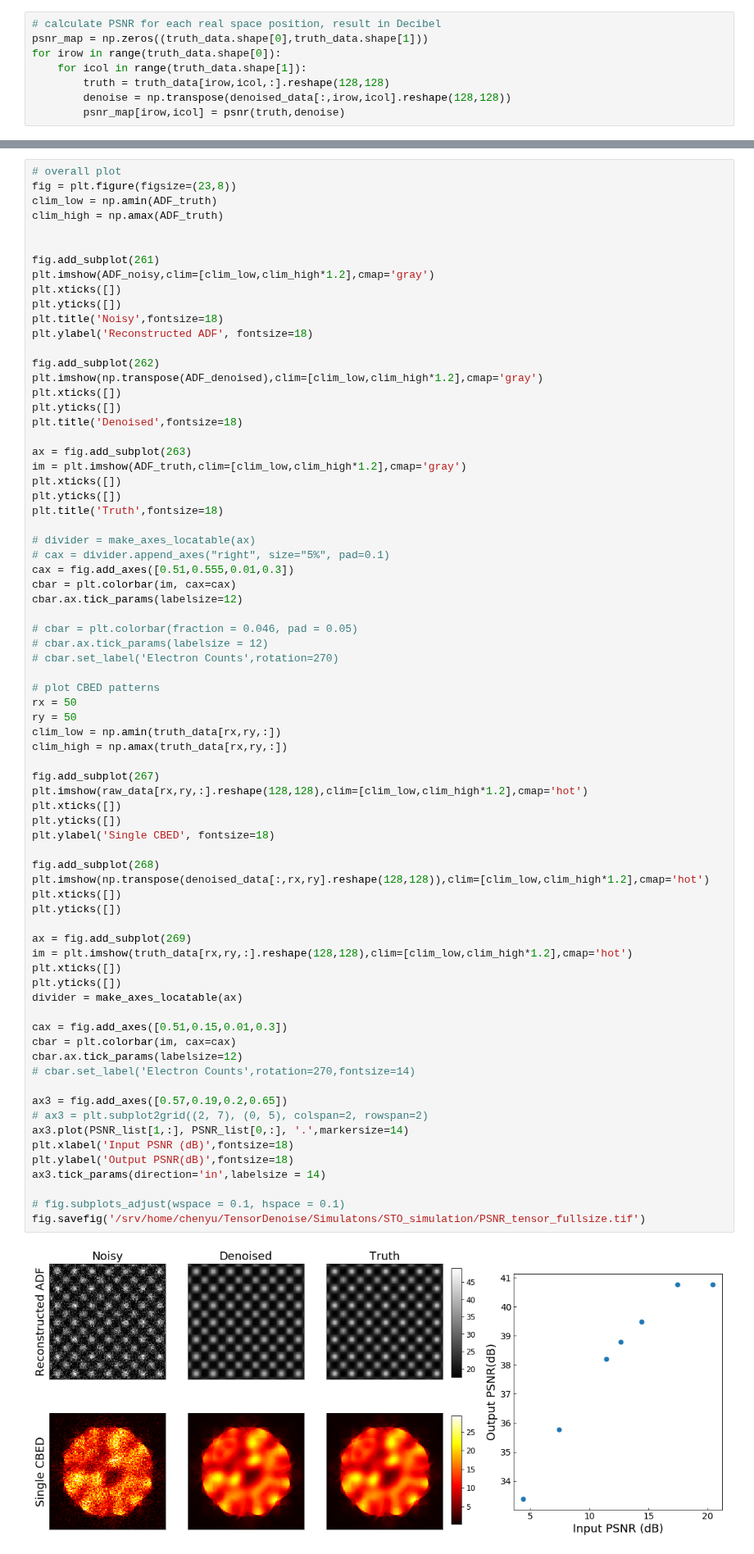
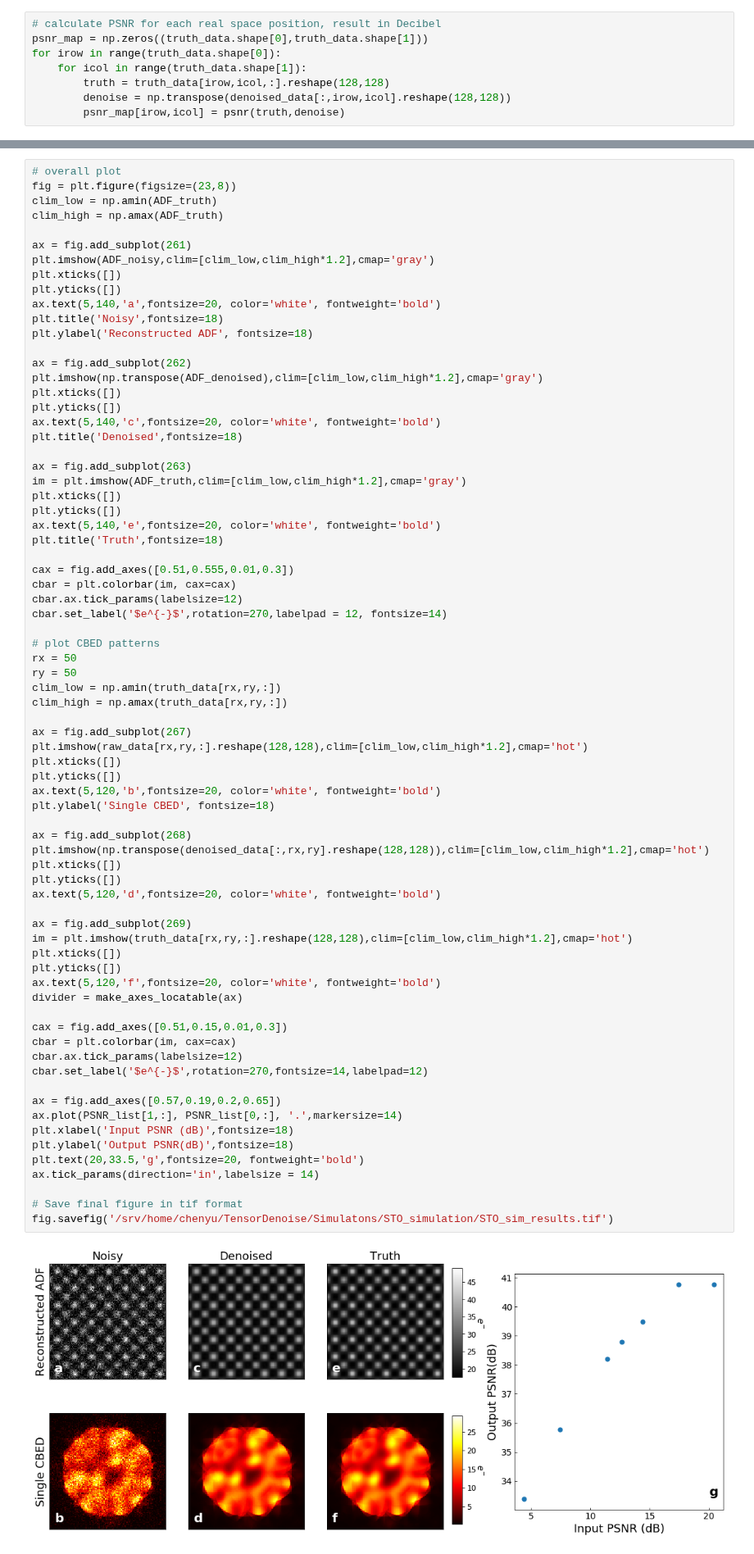
Before and after one commit to CY-Zhang/PyProcessingCodes, a Jupyter notebook: TensorDenoise/VisulizeResult_STOsim.ipynb, the cells around one changed output, grey strips where cells are left out. Shown at 82% size. Cells and saved outputs as stored; diff of their text form.

Commit message:
STO fullsize sim code modified and cleaned up

```diff
--- a/TensorDenoise/VisulizeResult_STOsim.ipynb
+++ b/TensorDenoise/VisulizeResult_STOsim.ipynb
@@ -228,72 +223,72 @@ fig = plt.figure(figsize=(23,8))
 clim_low = np.amin(ADF_truth)
 clim_high = np.amax(ADF_truth)
 
-
-fig.add_subplot(261)
+ax = fig.add_subplot(261)
 plt.imshow(ADF_noisy,clim=[clim_low,clim_high*1.2],cmap='gray')
 plt.xticks([])
 plt.yticks([])
+ax.text(5,140,'a',fontsize=20, color='white', fontweight='bold')
 plt.title('Noisy',fontsize=18)
 plt.ylabel('Reconstructed ADF', fontsize=18)
 
-fig.add_subplot(262)
+ax = fig.add_subplot(262)
 plt.imshow(np.transpose(ADF_denoised),clim=[clim_low,clim_high*1.2],cmap='gray')
 plt.xticks([])
 plt.yticks([])
+ax.text(5,140,'c',fontsize=20, color='white', fontweight='bold')
 plt.title('Denoised',fontsize=18)
 
 ax = fig.add_subplot(263)
 im = plt.imshow(ADF_truth,clim=[clim_low,clim_high*1.2],cmap='gray')
 plt.xticks([])
 plt.yticks([])
+ax.text(5,140,'e',fontsize=20, color='white', fontweight='bold')
 plt.title('Truth',fontsize=18)
 
-# divider = make_axes_locatable(ax)
-# cax = divider.append_axes("right", size="5%", pad=0.1)
 cax = fig.add_axes([0.51,0.555,0.01,0.3])
 cbar = plt.colorbar(im, cax=cax)
 cbar.ax.tick_params(labelsize=12)
-
-# cbar = plt.colorbar(fraction = 0.046, pad = 0.05)
-# cbar.ax.tick_params(labelsize = 12)
-# cbar.set_label('Electron Counts',rotation=270)
+cbar.set_label('$e^{-}$',rotation=270,labelpad = 12, fontsize=14)
 
 # plot CBED patterns
 rx = 50
 ry = 50
 clim_low = np.amin(truth_data[rx,ry,:])
 clim_high = np.amax(truth_data[rx,ry,:])
 
-fig.add_subplot(267)
+ax = fig.add_subplot(267)
 plt.imshow(raw_data[rx,ry,:].reshape(128,128),clim=[clim_low,clim_high*1.2],cmap='hot')
 plt.xticks([])
 plt.yticks([])
+ax.text(5,120,'b',fontsize=20, color='white', fontweight='bold')
 plt.ylabel('Single CBED', fontsize=18)
 
-fig.add_subplot(268)
+ax = fig.add_subplot(268)
 plt.imshow(np.transpose(denoised_data[:,rx,ry].reshape(128,128)),clim=[clim_low,clim_high*1.2],cmap='hot')
 plt.xticks([])
 plt.yticks([])
+ax.text(5,120,'d',fontsize=20, color='white', fontweight='bold')
 
 ax = fig.add_subplot(269)
 im = plt.imshow(truth_data[rx,ry,:].reshape(128,128),clim=[clim_low,clim_high*1.2],cmap='hot')
 plt.xticks([])
 plt.yticks([])
+ax.text(5,120,'f',fontsize=20, color='white', fontweight='bold')
 divider = make_axes_locatable(ax)
 
 cax = fig.add_axes([0.51,0.15,0.01,0.3])
 cbar = plt.colorbar(im, cax=cax)
 cbar.ax.tick_params(labelsize=12)
-# cbar.set_label('Electron Counts',rotation=270,fontsize=14)
+cbar.set_label('$e^{-}$',rotation=270,fontsize=14,labelpad=12)
 
-ax3 = fig.add_axes([0.57,0.19,0.2,0.65])
-# ax3 = plt.subplot2grid((2, 7), (0, 5), colspan=2, rowspan=2)
-ax3.plot(PSNR_list[1,:], PSNR_list[0,:], '.',markersize=14)
+ax = fig.add_axes([0.57,0.19,0.2,0.65])
+ax.plot(PSNR_list[1,:], PSNR_list[0,:], '.',markersize=14)
 plt.xlabel('Input PSNR (dB)',fontsize=18)
 plt.ylabel('Output PSNR(dB)',fontsize=18)
-ax3.tick_params(direction='in',labelsize = 14)
+plt.text(20,33.5,'g',fontsize=20, fontweight='bold')
+ax.tick_params(direction='in',labelsize = 14)
 
-# fig.subplots_adjust(wspace = 0.1, hspace = 0.1)
-fig.savefig('/srv/home/chenyu/TensorDenoise/Simulatons/STO_simulation/PSNR_tensor_fullsize.tif')
+# Save final figure in tif format
+fig.savefig('/srv/home/chenyu/TensorDenoise/Simulatons/STO_simulation/STO_sim_results.tif')
 # %% [output]
-[figure, old version]
+[figure, new version]
```
Also changed, not shown: parts of 23 cells of this notebook.
